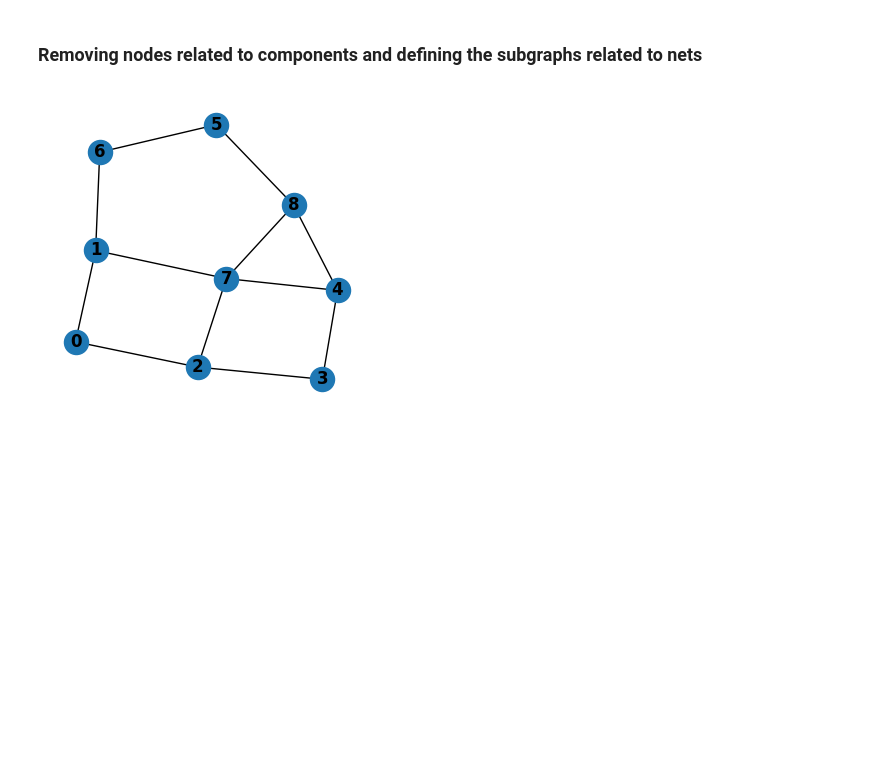
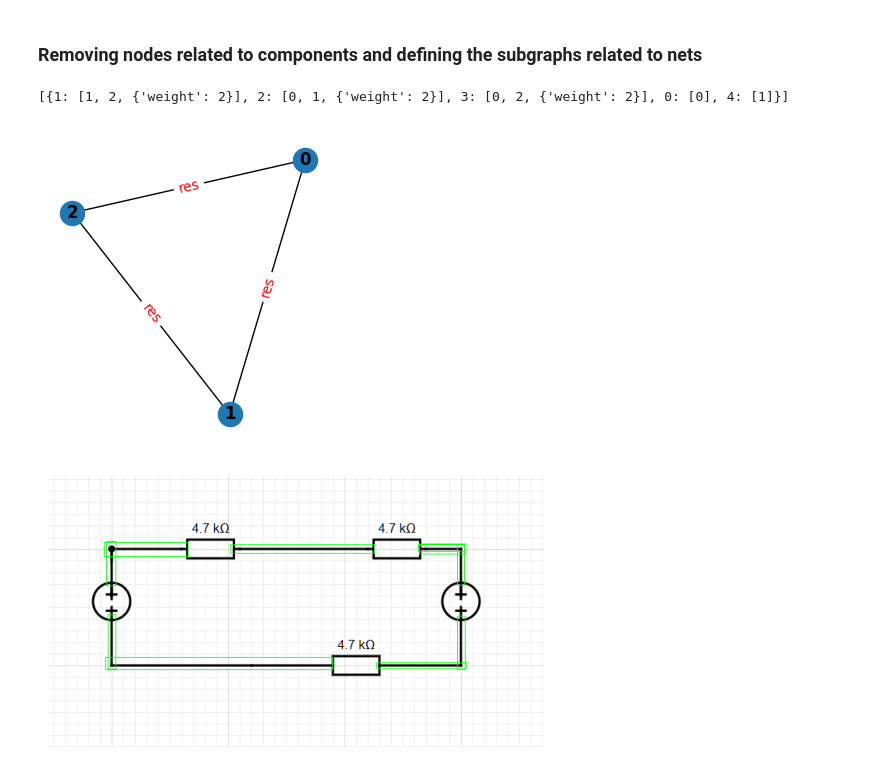
Before and after one commit to oblenivshiysyaa/recognition_of_shemes, a Jupyter notebook: pic_to_graph.ipynb, the cells around one changed output. Saved outputs shown, nothing was run; the diff lists cells and outputs as text; code cells hidden in the pictures; blank space fills up the shorter version.

```diff
--- a/pic_to_graph.ipynb
+++ b/pic_to_graph.ipynb
@@ -26,4 +40,4 @@ model = YOLO(cwd + "/best (1).pt")
 # %%
-results = model.predict(cwd + '/imgs/4.png')
+results = model.predict(image_path)
 result = results[0]
 # %% [output]
@@ -50,11 +64,18 @@ Image.fromarray(result.plot()[:,:,::-1])
 #       case 5: print('Source')
 # %%
 # Assign values to obtained bounding boxes: name_of_component + index_of_component
-
+components_dict = {
+    'index': [],
+    'name': []
+}
 components = ['cap', 'ind', 'net', 'net_node', 'res', 'src']
-data = []
+# data = []
 for i, c in enumerate(result.boxes.cls.cpu().numpy()):
-  data.append((components[c.astype(np.int32)], i))
-data = np.array(data)
+  # data.append((components[c.astype(np.int32)], i))
+  components_dict['index'].append(i)
+  components_dict['name'].append(components[c.astype(np.int32)])
+# data = np.array(data)
+components_dict['name'] = np.array(components_dict['name'])
+components_dict['index'] = np.array(components_dict['index'])
 # %%
 # Names of recognized components
@@ -65,6 +85,6 @@ array(['cap', 'src', 'res', 'res', 'src', 'res', 'src', 'ind', 'src', 'res', 'in
 # %%
 # Indices of components
-all_indices = data[:,1].astype(np.int32)
+all_indices = components_dict['index'].astype(np.int32)
 print(f'All component indices:\n{all_indices}')
 # %% [output]
 All component indices:
@@ -72,12 +92,14 @@ All component indices:
 # %%
 # Indices of nets
-net_indices = data[:,1][np.where(data[:,0] == 'net')].astype(np.int32)
-netnode_indices = data[:,1][np.where(data[:,0] == 'net_node')].astype(np.int32)
+net_indices = components_dict['index'][np.where(components_dict['name'] == 'net')].astype(np.int32)
+netnode_indices = components_dict['index'][np.where(components_dict['name'] == 'net_node')].astype(np.int32)
 nets_indices = np.concatenate((net_indices, netnode_indices),axis=0)
 componets_indices = np.setdiff1d(all_indices, nets_indices)
+src_indices = components_dict['index'][np.where(components_dict['name'] == 'src')].astype(np.int32)
 print(f'Net indices:\n{net_indices}')
 print(f'Net + node indices:\n{netnode_indices}')
 print(f'All indices related to nets:\n{nets_indices}')
 print(f'All indices related to components:\n{componets_indices}')
+print(f'Indices related to sources:\n{src_indices}')
 # %% [output]
 Net indices:
@@ -226,3 +279,7 @@ for subgraph in subgraphs:
   # cleaning variables
   adj_list.clear()
   edges.clear()
+# %%
+print(adj_lists)
+# %% [output]
+[{1: [1, 2, {'weight': 2}], 2: [0, 1, {'weight': 2}], 3: [0, 2, {'weight': 2}], 0: [0], 4: [1]}]
@@ -229,9 +360,19 @@ for subgraph in subgraphs:
 # %%
-plt.figure(figsize=(9, 4))
+# Visualizing graph and initial circuit
+
+plt.figure(figsize=(8, 4))
+pos = nx.spring_layout(G, seed=0xC0FFEE)
 for i, g in enumerate(Graphs, start=1):
   plt.subplot(1,2, i)
-  nx.draw(g, with_labels=True, font_weight='bold')
+  nx.draw(g, with_labels=True, font_weight='bold', pos=pos, labels={node: node for node in G.nodes()}, )
+  nx.draw_networkx_edge_labels(
+    g, pos,
+    edge_labels=edge_labels,
+    font_color='red',
+)
 plt.show()
+visualize_boxes(image_path, nets_indices)
 # %% [output]
-[figure, old version]
+[figure, new version]
+[figure, added]
 # %%
```
Also changed, not shown: parts of 27 cells of this notebook, 5 other files.
